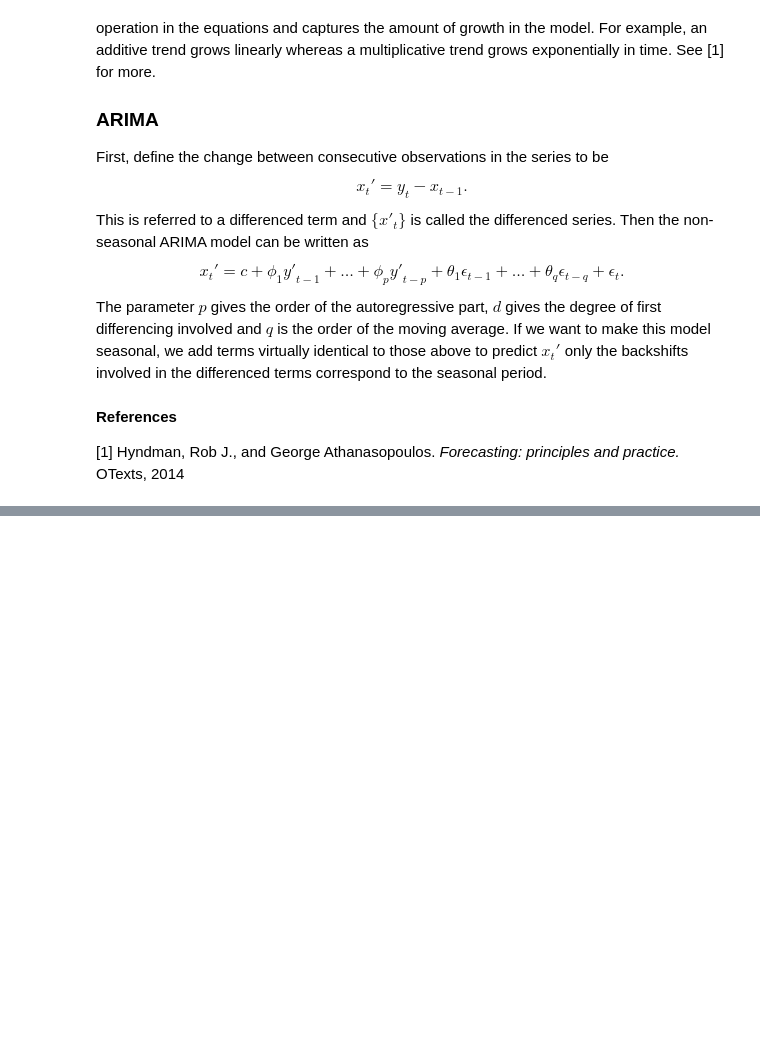
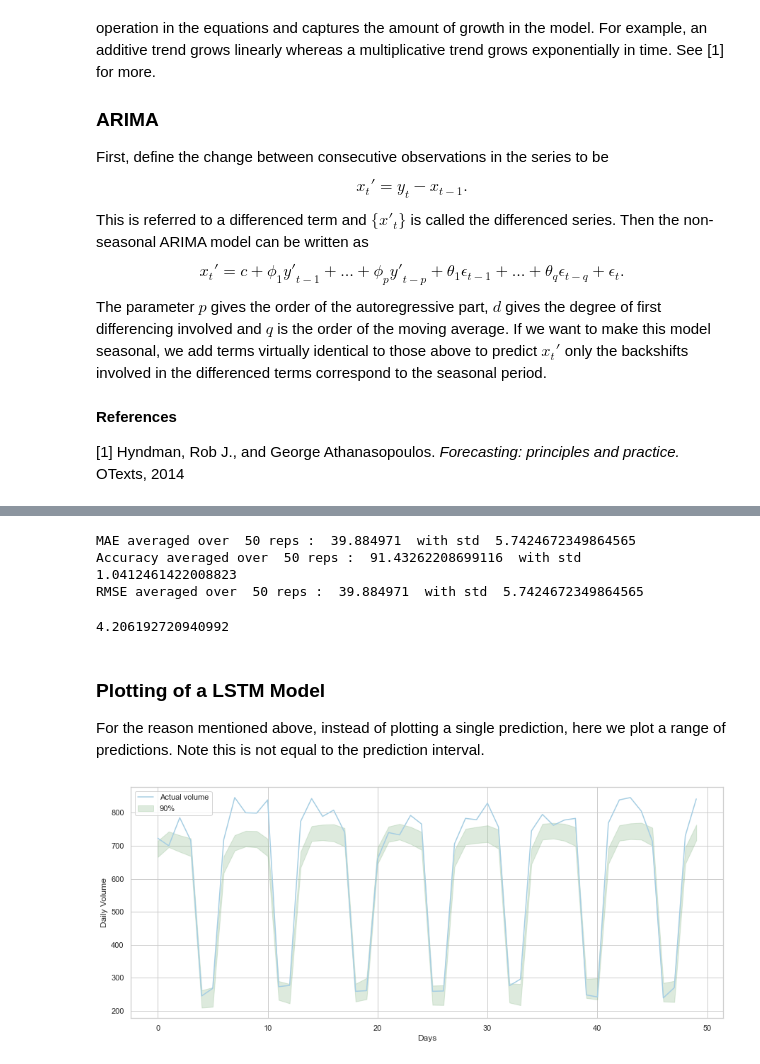
Before and after one commit to domagal9/classifymymeds, a Jupyter notebook: volumeCI.ipynb, the cells around one changed output, grey strips where cells are left out. Cells and saved outputs as stored; diff of their text form; code cells hidden in the pictures; blank space fills up the shorter version.

```diff
--- a/volumeCI.ipynb
+++ b/volumeCI.ipynb
@@ -698,0 +1306,3 @@ The parameter $p$ gives the order of the autoregressive part, $d$ gives the degr
+# %%
+actual = rnn_data.get_actual()
+actual.shape
@@ -698,0 +1396,53 @@ The parameter $p$ gives the order of the autoregressive part, $d$ gives the degr
+# %%
+n_reps = 100
+
+preds = []
+maes = []
+accs = []
+rmses = []
+for i in range(n_reps):
+    pred = rnn_data.fit_and_predict(epochs = 40, dropout = 0, verbose = 0)
+    preds.append(pred.reshape(-1))
+    maes.append(mae(actual, pred))
+    accs.append(accuracy(actual, pred))
+    rmses.append(rmse(actual, pred))
+# %%
+preds = np.array(preds)
+maes = np.array(maes)
+accs = np.array(accs)
+rmses = np.array(rmses)
+
+# Print measures.
+print('MAE averaged over ', n_repeats, 'reps : ', np.mean(maes), ' with std ', np.std(maes))
+print('Accuracy averaged over ', n_repeats, 'reps : ', np.mean(accs), ' with std ', np.std(accs))
+print('RMSE averaged over ', n_repeats, 'reps : ', np.mean(rmses), ' with std ', np.std(rmses))
+# %% [output]
+MAE averaged over  50 reps :  39.884971  with std  5.7424672349864565
+Accuracy averaged over  50 reps :  91.43262208699116  with std  1.0412461422008823
+RMSE averaged over  50 reps :  39.884971  with std  5.7424672349864565
+# %%
+# This is not prediction interval.
+
+upper, lower = 0.95, 0.05
+
+pred_upper = np.quantile(preds, upper, axis = 0)
+pred_lower = np.quantile(preds, lower, axis = 0)
+# %%
+np.mean(abs(pred_upper-pred_lower))
+np.std(pred_upper-pred_lower)
+# %% [output]
+4.206192720940992
+# %% [markdown]
+### Plotting of a LSTM Model
+For the reason mentioned above, instead of plotting a single prediction, here we plot a range of predictions. Note this is not equal to the prediction interval.
+# %%
+days = 50
+
+fig, ax = plt.subplots(figsize = (15,6))
+
+ax.plot(actual.reshape(-1)[:days], label = 'Actual volume')
+ax.fill_between(range(days), pred_upper[:days], pred_lower[:days], label='90%', color='darkseagreen', alpha=.3)
+ax.set(ylabel = "Daily Volume", xlabel="Days")
+ax.legend();
+# %% [output]
+[figure, added]
```
Also changed, not shown: parts of 66 cells of this notebook, 1 other file.
